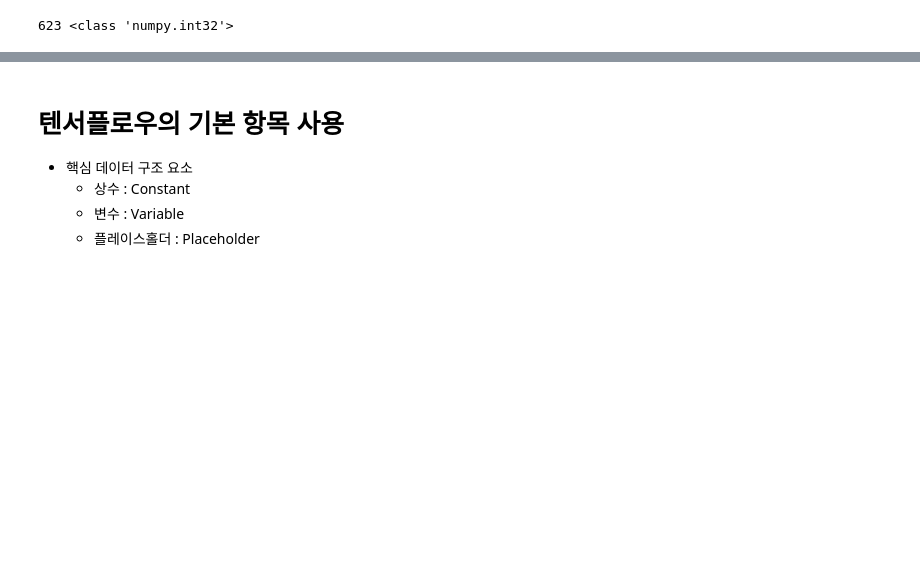
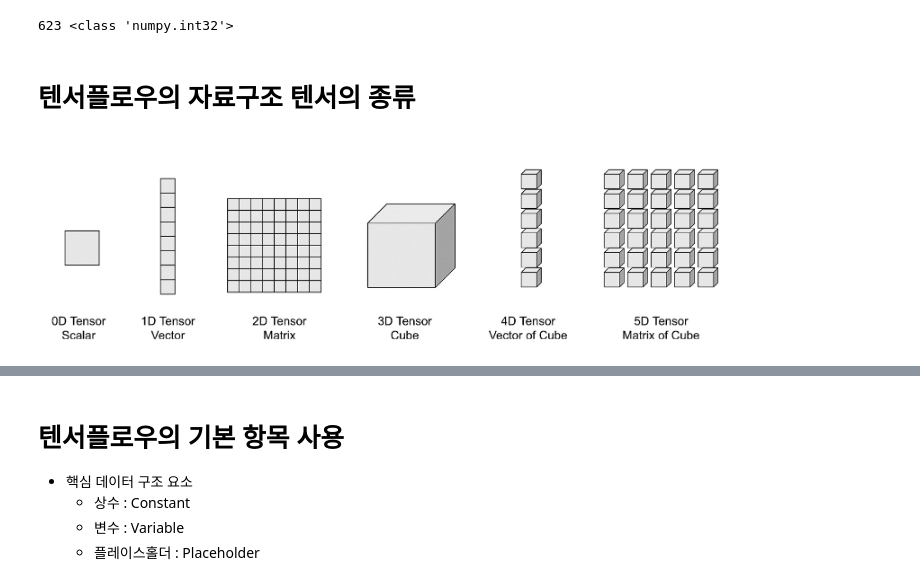
Before and after one commit to devkim0219/ml_dl_projects, a Jupyter notebook: dl/1. tensorflow_basic.ipynb, the cells around one changed output, grey strips where cells are left out. Drawn from its saved outputs; the diff is of its cells as text; code cells hidden in the pictures; blank space fills up the shorter version.

```diff
--- a/dl/1. tensorflow_basic.ipynb
+++ b/dl/1. tensorflow_basic.ipynb
@@ -60,2 +57,9 @@ with tf.Session() as sess:
 # %% [output]
 623 <class 'numpy.int32'>
+# %% [markdown]
+# 텐서플로우의 자료구조 텐서의 종류
+# %%
+from IPython.display import Image
+Image('/content/8.tensor.jpeg', width=700)
+# %% [output]
+[figure, added]
```
Also changed, not shown: parts of 15 cells of this notebook, 4 other files.
